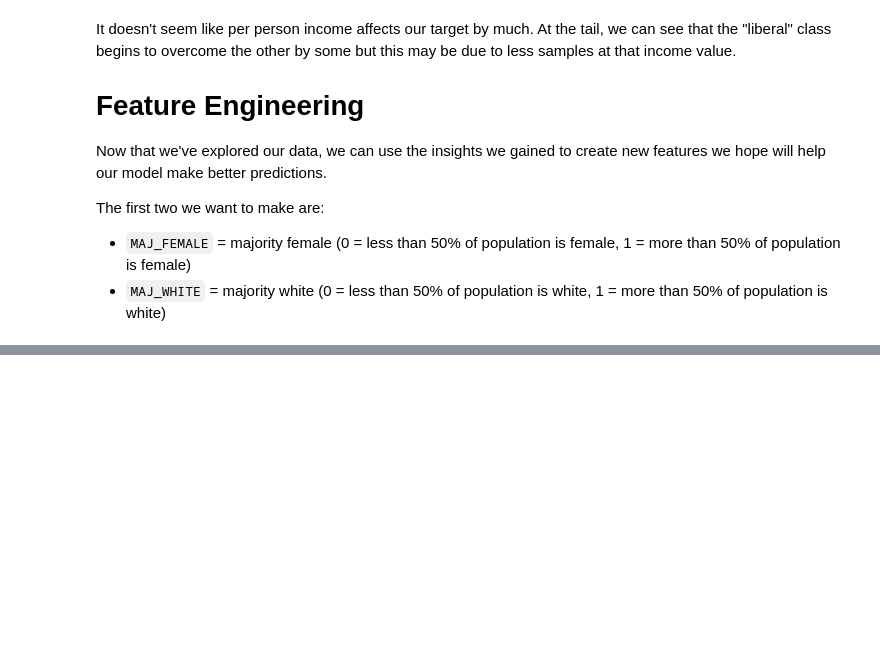
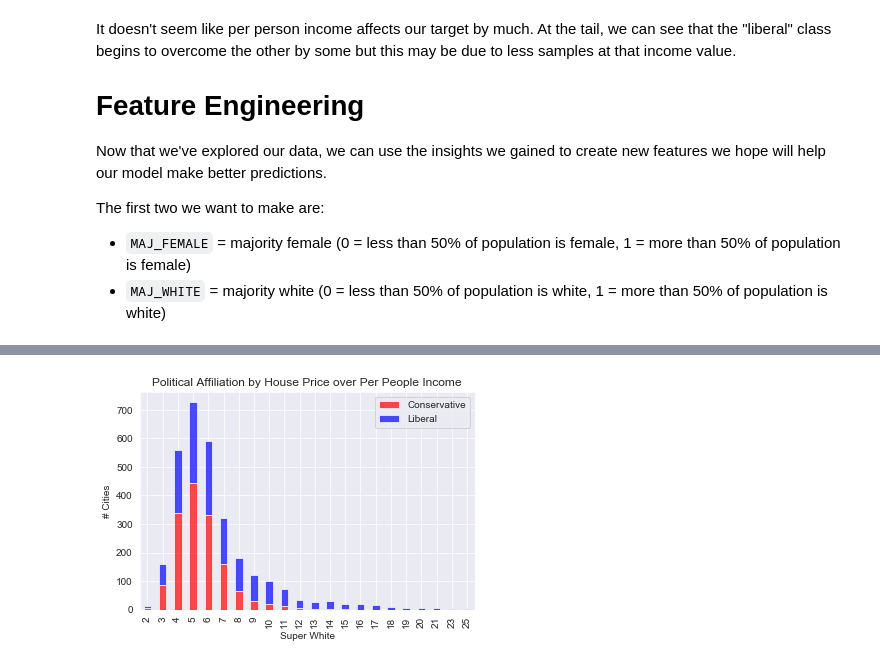
Before and after one commit to CaryMosley/PoliticalAffiliation, a Jupyter notebook: EDA and Feature Engineering.ipynb, the cells around one changed output, grey strips where cells are left out. Cells and saved outputs as stored; diff of their text form; code cells hidden in the pictures; blank space fills up the shorter version.

```diff
--- a/EDA and Feature Engineering.ipynb
+++ b/EDA and Feature Engineering.ipynb
@@ -541,0 +588,16 @@ df['MAJ_WHITE']=df['WHITE'].apply(lambda x: 1 if x>.5 else 0)
+# %%
+df['HOUSE_RATIO']=df['HOUSE_VAL']/df['INCOME']
+df.drop(columns = ['HOUSE_VAL','INCOME'],inplace=True)
+# %%
+temp_df = df.copy()
+temp_df['HOUSE_RATIO'] = temp_df['HOUSE_RATIO'].apply(lambda x: round(x))
+chart = temp_df.groupby(['HOUSE_RATIO','PA']).HOUSE_RATIO.count().unstack()
+p = chart.plot(kind = 'bar', stacked = True,
+                   title = 'Political Affiliation by House Price over Per People Income',
+                   color = ['red','blue'], alpha = .70)
+p.set_xlabel('Super White')
+p.set_ylabel('# Cities')
+p.legend(['Conservative','Liberal'])
+plt.show()
+# %% [output]
+[figure, added]
```
Also changed, not shown: parts of 6 cells of this notebook, 1 other file.
